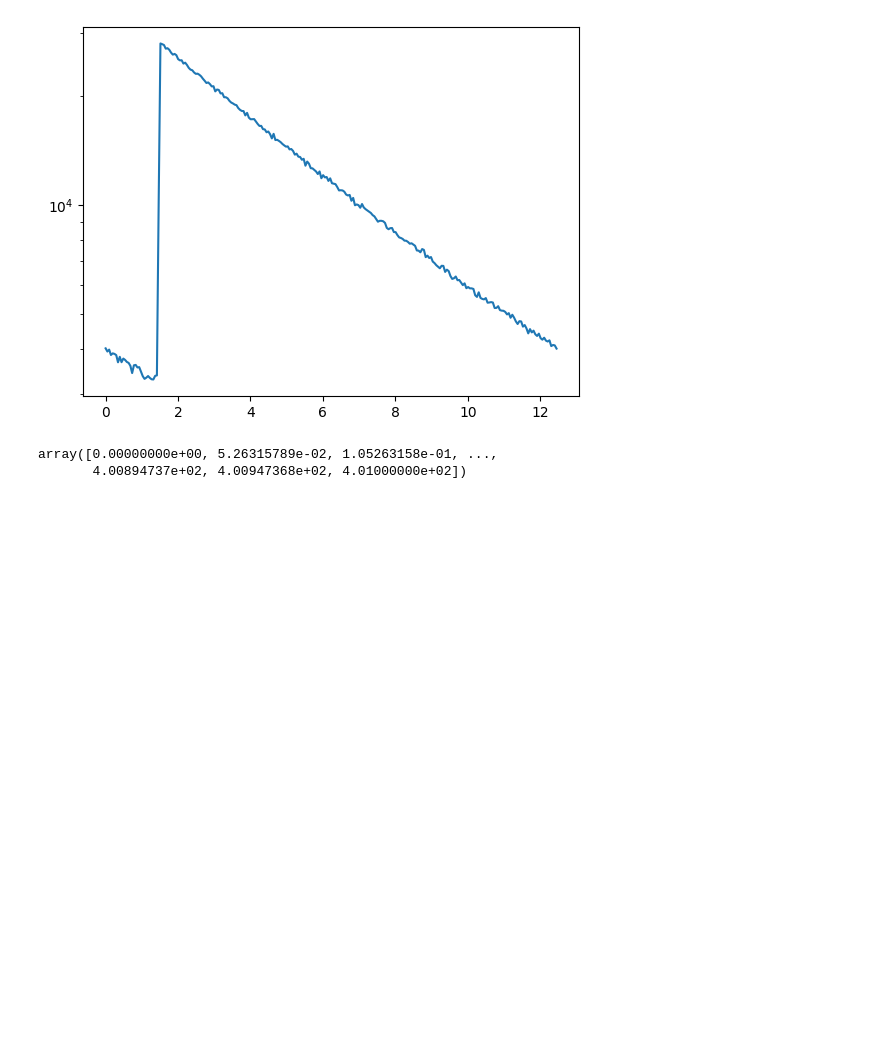
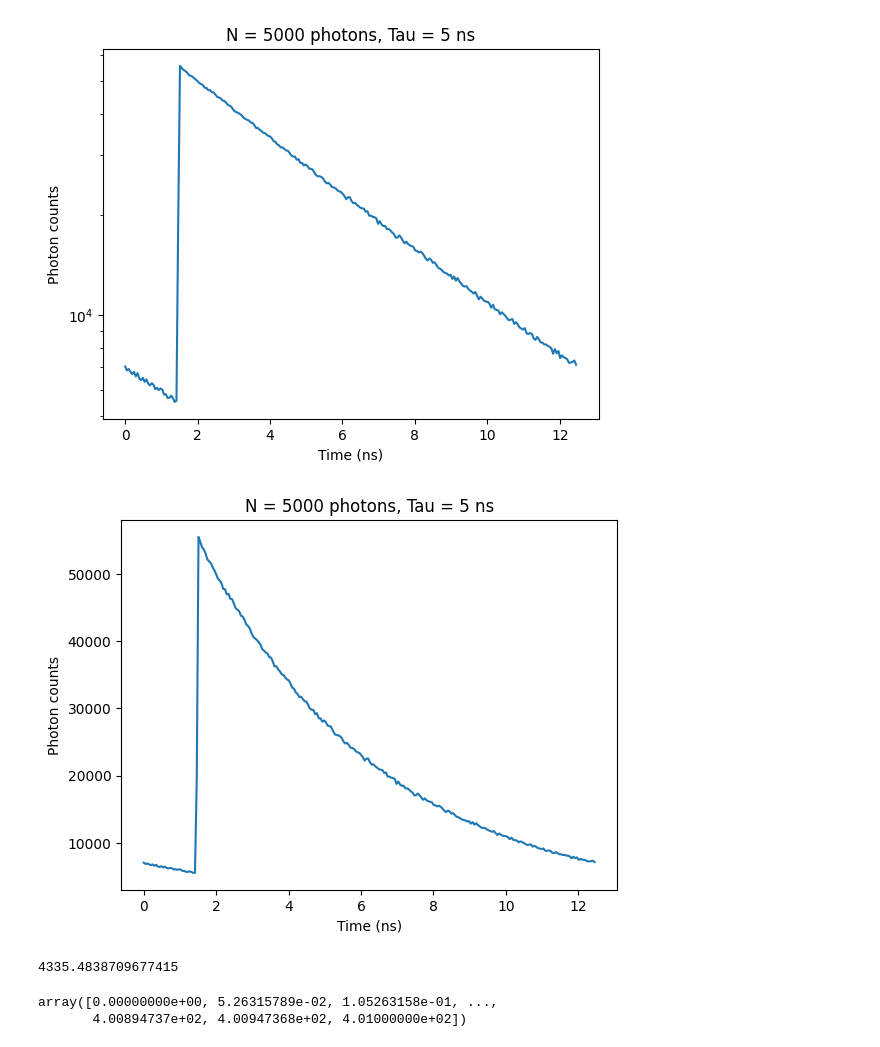
Before and after one commit to ngcnpeter/Y3_Group_Project_2B, a Jupyter notebook: TCSPC-simulation/2Bsimulation.ipynb, the cells around one changed output. Cells and saved outputs as stored; diff of their text form; code cells hidden in the pictures; blank space fills up the shorter version.

```diff
--- a/TCSPC-simulation/2Bsimulation.ipynb
+++ b/TCSPC-simulation/2Bsimulation.ipynb
@@ -63,10 +63,9 @@ def groupproject_IRFsimulate(amplitudes, lifetimes, acquisitiontime, irfwidth):
     return output
 # %%
 from scipy import stats
+from scipy.special import erf, erfinv
 def sim_decay_photon_count_multiple(sim_param, Tau, N, n_decay):
     # n_decay is the number of decay to simulate
-
-    Display = 0
 
     # IRF parameters
     t0 = sim_param[0]    # offset in ns
@@ -92,7 +91,7 @@ def sim_decay_photon_count_multiple(sim_param, Tau, N, n_decay):
         t_irf = np.zeros((N, n_decay))
     else:
         u_irf = np.random.rand(N, n_decay)
-        t_irf = t0 - s * np.sqrt(2) * stats.norm.ppf(2 * u_irf - 1)
+        t_irf = t0 - s * np.sqrt(2) * erfinv(erf(t0 / s) - 2 * u_irf )
 
     t_tot = t_f + t_irf
 
@@ -128,24 +127,27 @@ def sim_decay_photon_count_multiple(sim_param, Tau, N, n_decay):
 # %%
 # Change acquisition parameters --------------------
 R = 80      #Repetition rate of the laser in MHz units
 T = 12.5    # Acquisition window 0-T in ns units
 n = 8       # number of bits coding the TAC n = 8 --> 256 bins
 Ap = 5      # Afterpulsing in # --> background in TCSPC
 
 # Change parameters for IRF-----------------------------
 t0 = 1.5;    # offset in ns units
 s = 0.0001;    # standard deviation of Gaussian function in ns units
 N_irf = 1e8; # MAXIMUM 10^8! (150,000 for 256 bins to get close to 16 bit histograms)
 N = 5000     # no. of photons
-n_decay = 1024 #n_decay is the number of decay to simulate
+n_decay = 1024 #the number of decay to simulate
 Tau = 5      #lifetime /ns
 sim_param = [t0, s, n, T, R, Ap]
+Display = 1
 t,n_photon = sim_decay_photon_count_multiple(sim_param, Tau, N, n_decay)
+# %% [output]
+[figure, added]
+[figure, added]
-# %%
-plt.plot(t,n_photon)
-plt.yscale('log')
-# %% [output]
-[figure, removed]
+# %%
+np.sum(n_photon)/1240
+# %% [output]
+4335.4838709677415
 # %%
 np.arange(0,381*(1+1/19),1/19)
 # %% [output]
```
Also changed, not shown: parts of 9 cells of this notebook, 1 other file.
